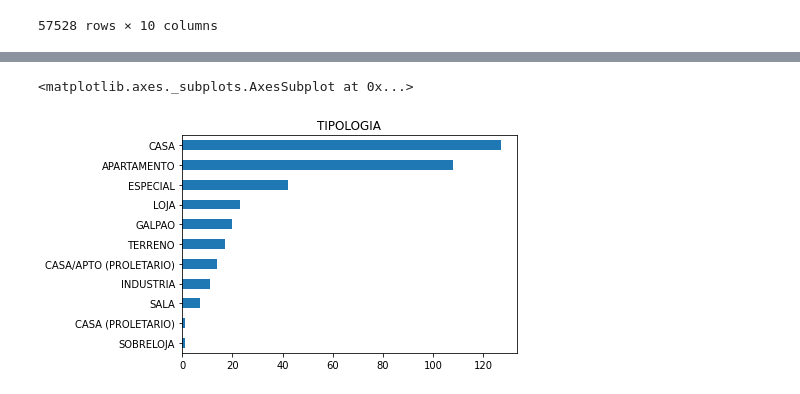
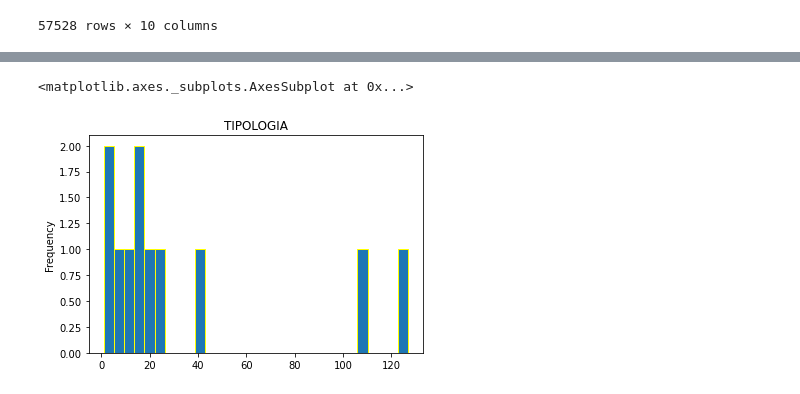
Before and after one commit to V1L3La/Learning-An-lise-de-Dados-em-Python, a Jupyter notebook: Transações_Imobiliárias_RJ_Análise_de_Dados_em_Python_Aula_01.ipynb, the cells around one changed output, grey strips where cells are left out. Drawn from its saved outputs; the diff is of its cells as text; code cells hidden in the pictures.

```diff
--- a/Transações_Imobiliárias_RJ_Análise_de_Dados_em_Python_Aula_01.ipynb
+++ b/Transações_Imobiliárias_RJ_Análise_de_Dados_em_Python_Aula_01.ipynb
@@ -223,8 +330,8 @@ SOBRELOJA                   1
 Name: TIPOLOGIA, dtype: int64
 # %%
 %matplotlib inline
-df_listagem_cordovil['TIPOLOGIA'].value_counts(ascending=True).plot.barh(
-    title='TIPOLOGIA')
+df_listagem_cordovil['TIPOLOGIA'].value_counts(ascending=True).plot.hist(
+    title='TIPOLOGIA', bins=30, edgecolor='yellow')
 # %% [output]
 <matplotlib.axes._subplots.AxesSubplot at 0x...>
-[figure, old version]
+[figure, new version]
```
Also changed, not shown: parts of 14 cells of this notebook.
